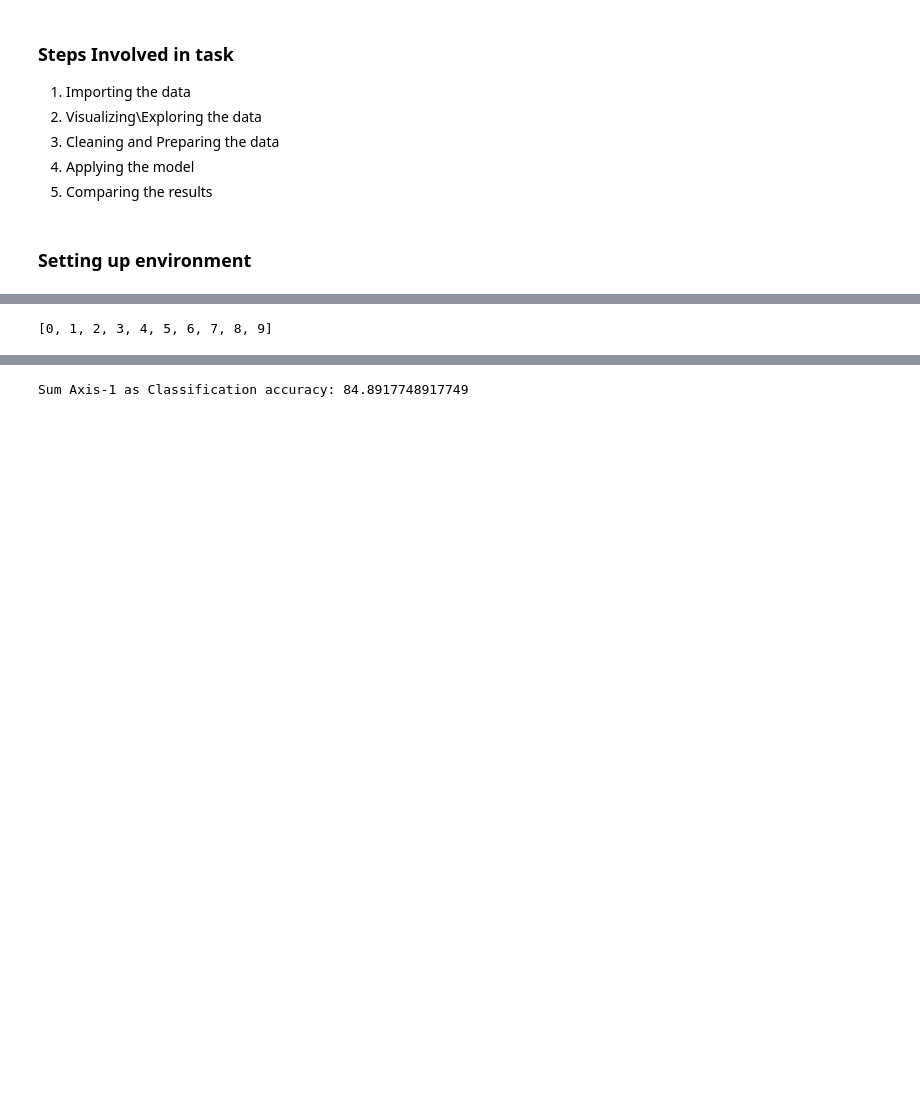
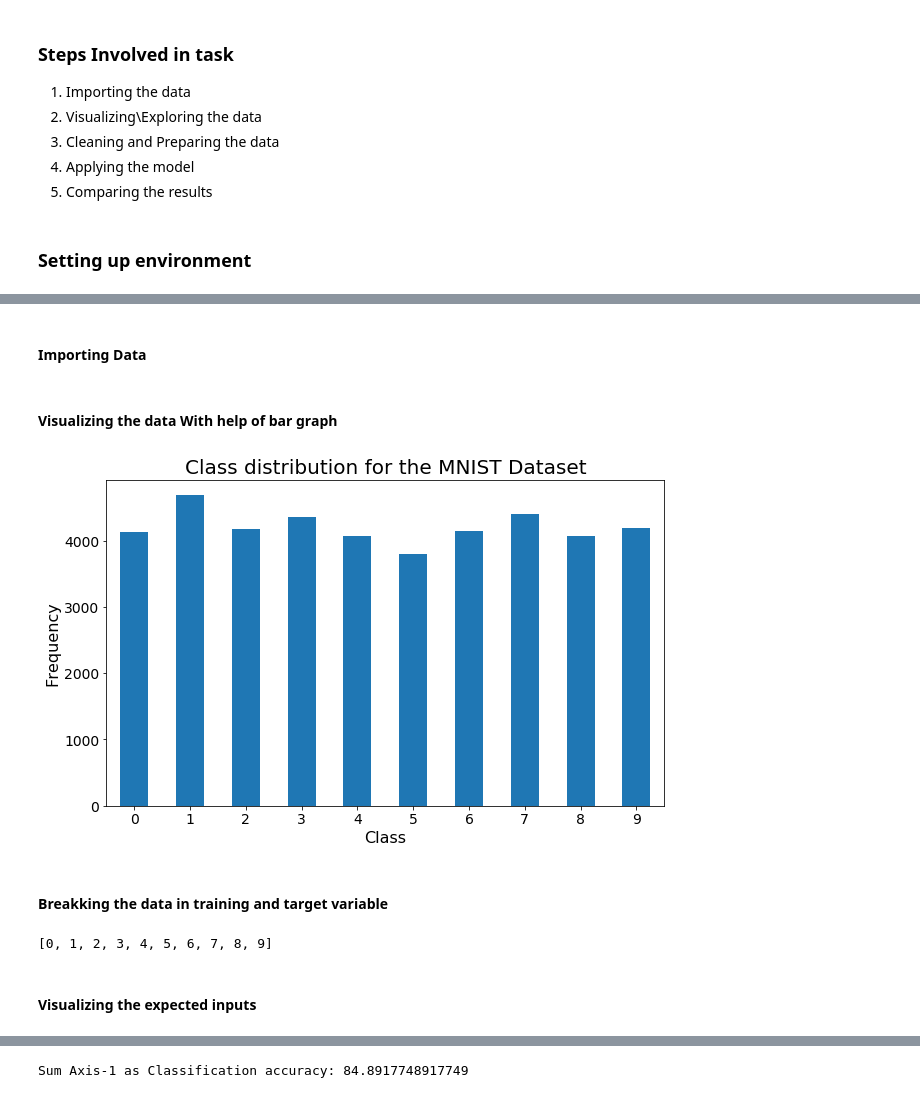
Before and after one commit to Danish64/Classification_MNIST_Dataset, a Jupyter notebook: Assignmen.ipynb, the cells around one changed output, grey strips where cells are left out. Drawn from its saved outputs; the diff is of its cells as text; code cells hidden in the pictures; blank space fills up the shorter version.

```diff
--- a/Assignmen.ipynb
+++ b/Assignmen.ipynb
@@ -37,18 +37,26 @@ def draw_confusionmatrix(ytest, yhat):
 
     acc = accuracy_score(ytest, yhat)
     print(f"Sum Axis-1 as Classification accuracy: {acc* 100}")
+# %% [markdown]
+#### Importing Data
 # %%
 train = pd.read_csv('train.csv')
 # %%
 train.shape
+# %% [markdown]
+#### Visualizing the data With help of bar graph
 # %%
 #Visualize target distribution
 train['label'].value_counts().sort_index().plot(kind='bar', figsize=(10, 6), rot=0)
-plt.title('Visualization of class distribution for the MNIST Dataset', fontsize=20, weight='bold')
+plt.title('Class distribution for the MNIST Dataset', fontsize=20)
 plt.xticks(fontsize=14)
 plt.yticks(fontsize=14)
 plt.xlabel('Class', fontsize=16)
 plt.ylabel('Frequency', fontsize=16);
+# %% [output]
+[figure, added]
+# %% [markdown]
+####  Breakking the data in training and target variable
 # %%
 X=train.iloc[:,1:]
 y=train['label']
@@ -56,6 +64,8 @@ label = sorted(y.unique())
 print(label)
 # %% [output]
 [0, 1, 2, 3, 4, 5, 6, 7, 8, 9]
+# %% [markdown]
+#### Visualizing the expected inputs
 # %%
 plt.figure(figsize=(9,9))
 for i in label:
```
Also changed, not shown: parts of 12 cells of this notebook.
